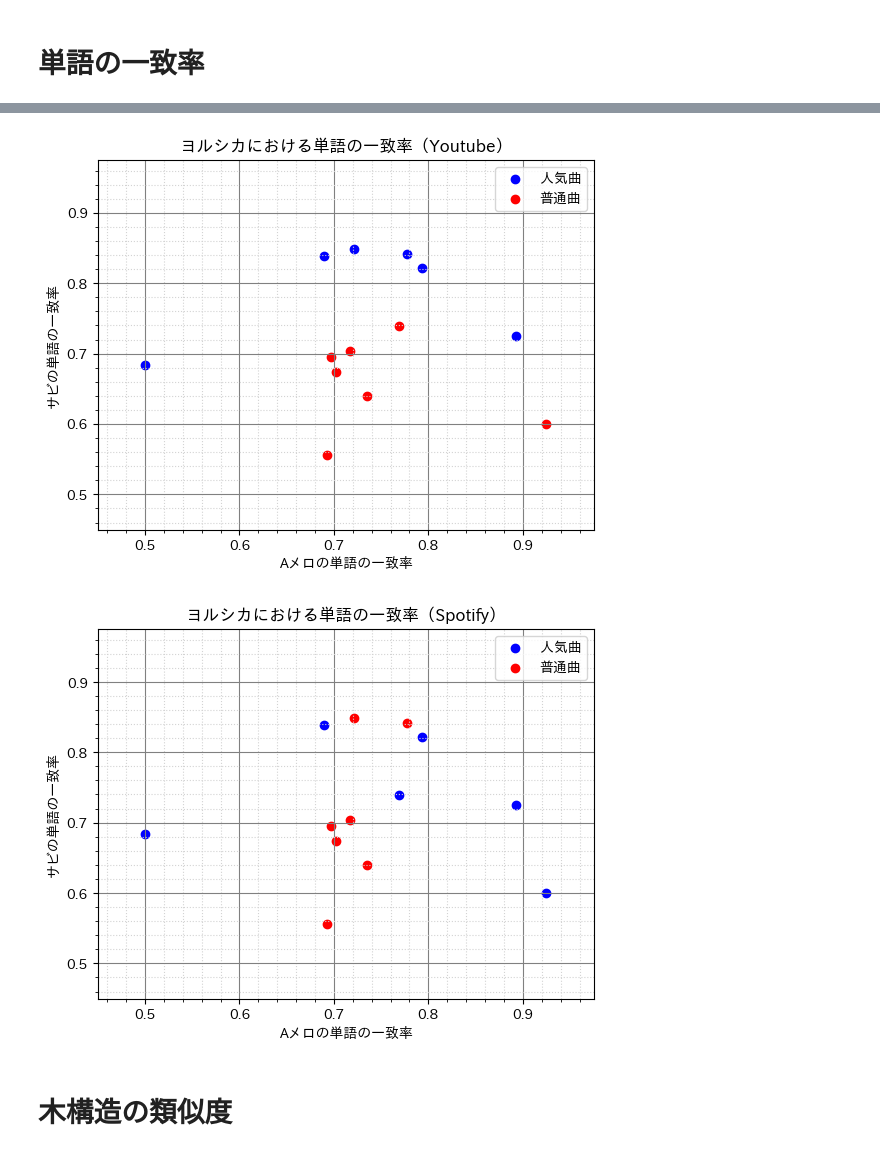
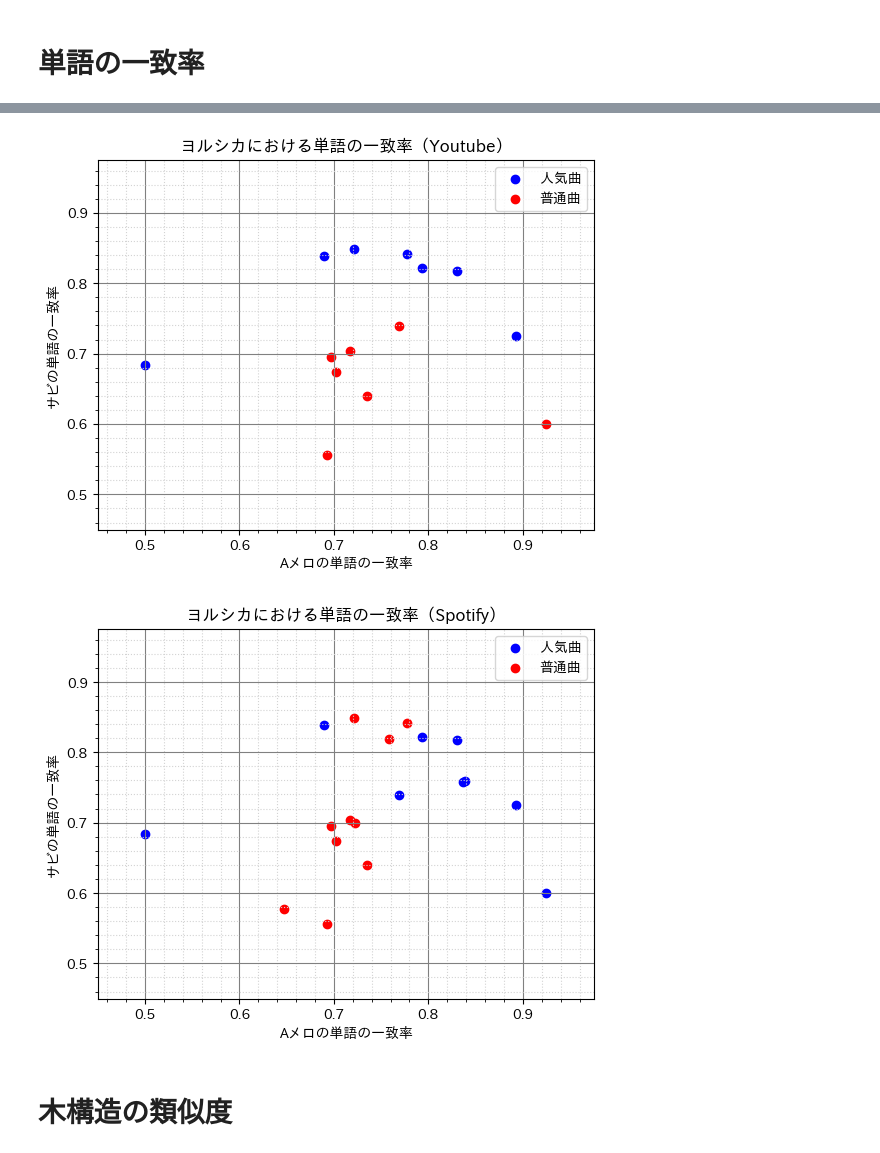
Before and after one commit to tsubasasugawara/lyrics_melody_analyzer, a Jupyter notebook: notebooks/ヨルシカ.ipynb, the cells around one changed output, grey strips where cells are left out. Drawn from its saved outputs; the diff is of its cells as text; code cells hidden in the pictures.

```diff
--- a/notebooks/ヨルシカ.ipynb
+++ b/notebooks/ヨルシカ.ipynb
@@ -8,22 +8,22 @@ from matplotlib import pyplot as plt
 import os
 os.chdir("../")
 # %%
-df = pd.read_csv("csv/ヨルシカ_20231119.csv").dropna(how="any")
+df = pd.read_csv("csv/ヨルシカ_20231119.csv")
 # %% [markdown]
 # 単語の一致率
 # %%
 MATCHED_RATE_A = "matched_rate_A"
 MATCHED_RATE_S = "matched_rate_S"
 
-df[MATCHED_RATE_A] = df["matched_word_count_A"] / df["word_count_A"]
-df[MATCHED_RATE_S] = df["matched_word_count_S"] / df["word_count_S"]
+df1 = df.dropna(subset=["word_count_A"])
 
-center = len(df) // 2
+df1[MATCHED_RATE_A] = df1["matched_word_count_A"] / df1["word_count_A"]
+df1[MATCHED_RATE_S] = df1["matched_word_count_S"] / df1["word_count_S"]
 
-x_max_wmr = df[MATCHED_RATE_A].max()
-x_min_wmr = df[MATCHED_RATE_A].min()
-y_max_wmr = df[MATCHED_RATE_S].max()
-y_min_wmr = df[MATCHED_RATE_S].min()
+x_max_wmr = df1[MATCHED_RATE_A].max()
+x_min_wmr = df1[MATCHED_RATE_A].min()
+y_max_wmr = df1[MATCHED_RATE_S].max()
+y_min_wmr = df1[MATCHED_RATE_S].min()
 
 xy_max_wmr = max(x_max_wmr, y_max_wmr) + 0.05
 xy_min_wmr = min(x_min_wmr, y_min_wmr) - 0.05
@@ -30,5 +41,6 @@ xy_min_wmr = min(x_min_wmr, y_min_wmr) - 0.05
 # %%
-sort_by_youtube = df.sort_values("youtube_play_times", ascending=False)
+sort_by_youtube = df1.dropna(subset=["youtube_url"]).sort_values("youtube_play_times", ascending=False)
+center = len(sort_by_youtube) // 2
 pop_youtube = sort_by_youtube[:center]
 unpop_youtube = sort_by_youtube[center:]
 
@@ -45,26 +57,27 @@ plt.minorticks_on()
 plt.grid(which='major', color='gray', linestyle='solid')
 plt.grid(which='minor', color='lightgray', linestyle='dotted')
 # %% [output]
-[figure, old version]
+[figure, new version]
 # %%
-sort_by_spotify = df.sort_values("spotify_popularity", ascending=False)
+sort_by_spotify = df1.dropna(subset=["spotify_id"]).sort_values("spotify_popularity", ascending=False)
+center = len(sort_by_spotify) // 2
 pop_spotify = sort_by_spotify[:center]
 unpop_spotify = sort_by_spotify[center:]
 
 plt.scatter(x=MATCHED_RATE_A, y=MATCHED_RATE_S, data=pop_spotify, color='blue', label='人気曲')
 plt.scatter(x=MATCHED_RATE_A, y=MATCHED_RATE_S, data=unpop_spotify, color='red', label='普通曲')
 
 plt.title("ヨルシカにおける単語の一致率（Spotify）")
 plt.xlabel("Aメロの単語の一致率")
 plt.ylabel("サビの単語の一致率")
 plt.legend()
 plt.xlim(xy_min_wmr, xy_max_wmr)
 plt.ylim(xy_min_wmr, xy_max_wmr)
 plt.minorticks_on()
 plt.grid(which='major', color='gray', linestyle='solid')
 plt.grid(which='minor', color='lightgray', linestyle='dotted')
 # %% [output]
-[figure, old version]
+[figure, new version]
 # %% [markdown]
 # 木構造の類似度
 # %%
```
Also changed, not shown: parts of 6 cells of this notebook, 2 other files.
